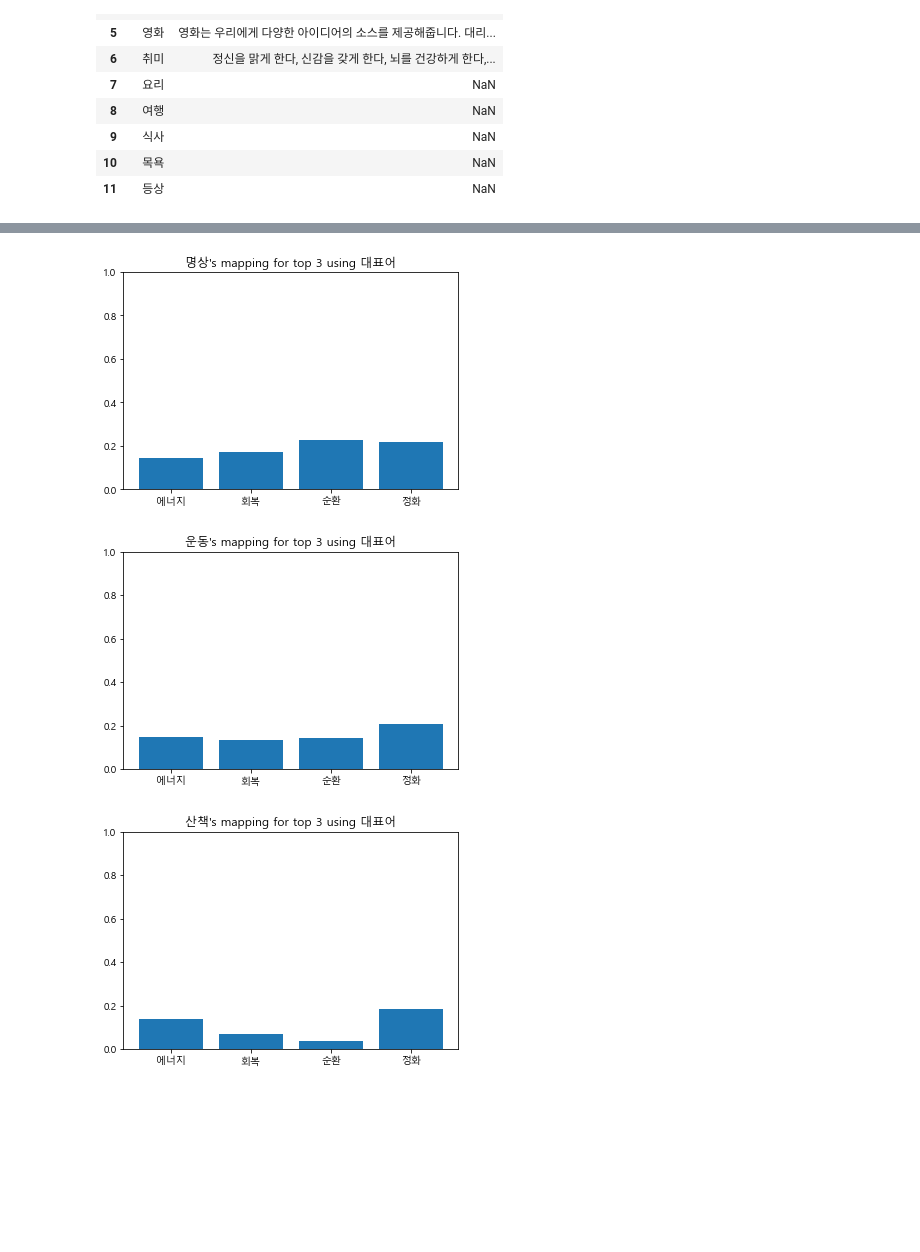
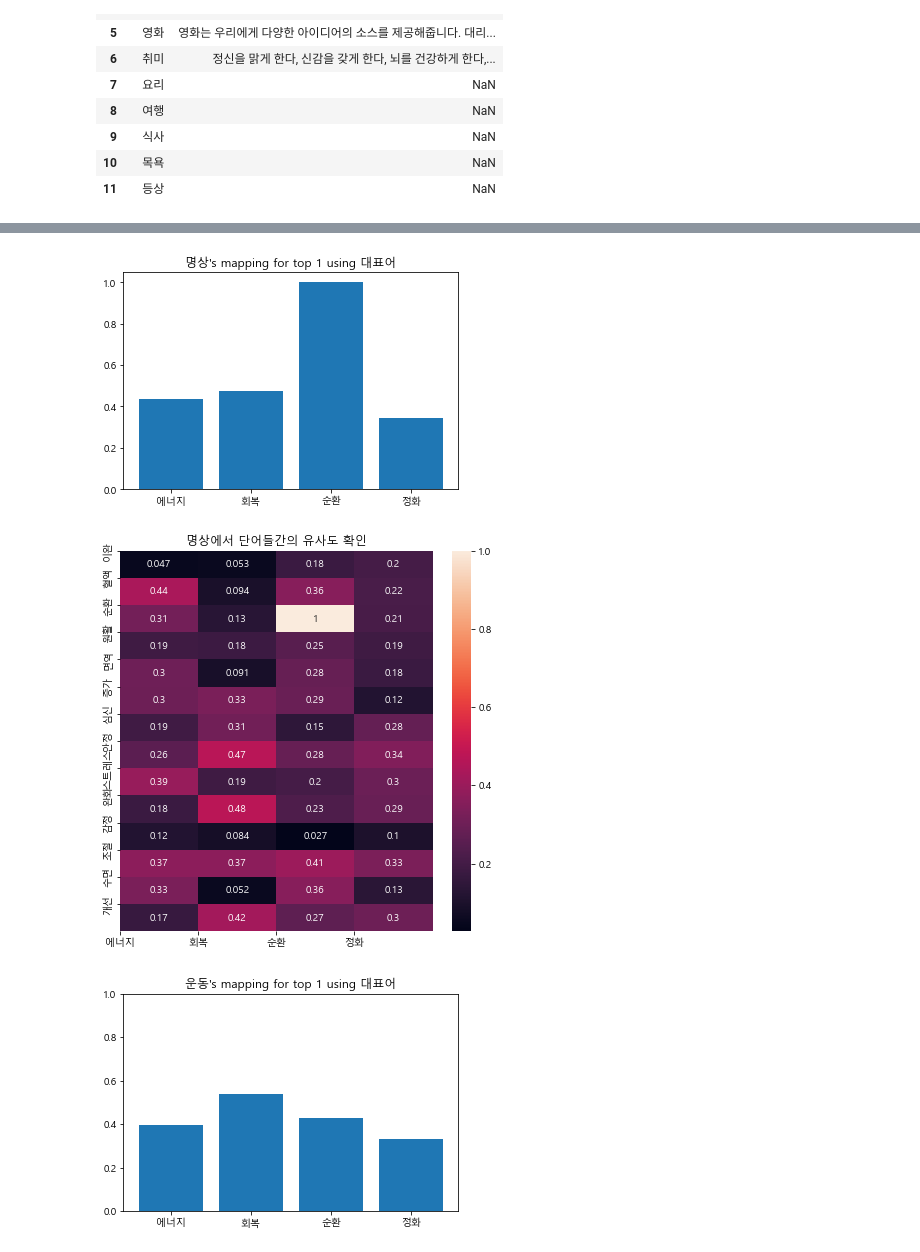
Before and after one commit to sigongjoa/emotion_thearpy, a Jupyter notebook: notebooks/check_action_data.ipynb, the cells around one changed output, grey strips where cells are left out. Saved outputs shown, nothing was run; the diff lists cells and outputs as text; code cells hidden in the pictures; blank space fills up the shorter version.

Commit message:
recommendation_MAE and action_data

```diff
--- a/notebooks/check_action_data.ipynb
+++ b/notebooks/check_action_data.ipynb
@@ -89,21 +89,24 @@ class check_data():
         plt.rc('font', family=self.font)
         result = []
         sents = self.df[f'{self.eff}_NV'][idx]
+        effs_dims = ['에너지', '회복', '순환', '정화']
 
-        for out_word in sents:
+
+        for in_word in sents:
             sub_result = []
-            for in_word in sents:
+            for out_word in effs_dims:
                 try:
                     sub_result.append(self.wiki_model.wv.similarity(out_word, in_word))
                 except:
                     sub_result.append(0)
             result.append(sub_result)
 
+        act_name = self.df['action'][idx]
         fig = plt.figure(figsize=figsize)
         fig.set_facecolor('white')
-        plt.title(f'{idx}에서 단어들간의 유사도 확인')
+        plt.title(f'{act_name}에서 단어들간의 유사도 확인')
         sns.heatmap(result,annot=True)
-        plt.xticks(np.arange(len(sents)),sents)
+        plt.xticks(np.arange(len(effs_dims)),effs_dims)
         plt.yticks(np.arange(len(sents)),sents)
         plt.show()
 
@@ -114,17 +117,18 @@ class check_data():
     def result(self,idx, top , dis):
         effs_dims = ['에너지', '회복', '순환', '정화']
         sNV = self.df[f'{self.eff}_NV'][idx]
+
         result = []
         for dim in effs_dims:
             sub = []
-            for sim_word in dim:
-                for word in sNV:
-                    try:
-                        sub.append(self.wiki_model.wv.similarity(sim_word , word))
-                    except:
-                        sub.append(0)
+            for word in sNV:
+                try:
+                    sub.append(self.wiki_model.wv.similarity(dim , word))
+                except:
+                    sub.append(0)
             tmp = np.sort(sub)[::-1][:top].mean()
             result.append(tmp)
+
 
         if dis == True:
             from matplotlib import rc
@@ -166,24 +170,25 @@ class check_data():
 # %%
 XYZ = check_data(data[0:5])
 #XYZ.get_heatmap(0,(10,10))
 for i in range(0,5):
-    XYZ.result(i,3,True)
+    XYZ.result(i,1,True)
+    XYZ.get_heatmap(i,(7,7))
 # %% [output]
 A value is trying to be set on a copy of a slice from a DataFrame.
 Try using .loc[row_indexer,col_indexer] = value instead
 
 See the caveats in the documentation: https://pandas.pydata.org/pandas-docs/stable/user_guide/indexing.html#returning-a-view-versus-a-copy
   self.df[f'{self.eff}_Morps'] = self.df[self.eff].map(lambda x: self.getMorps(x))
 A value is trying to be set on a copy of a slice from a DataFrame.
 Try using .loc[row_indexer,col_indexer] = value instead
 
 See the caveats in the documentation: https://pandas.pydata.org/pandas-docs/stable/user_guide/indexing.html#returning-a-view-versus-a-copy
   self.df[f'{self.eff}_NV'] = self.df[f'{self.eff}_Morps'].map(lambda x: self.getNV(x))
 A value is trying to be set on a copy of a slice from a DataFrame.
 Try using .loc[row_indexer,col_indexer] = value instead
 
 See the caveats in the documentation: https://pandas.pydata.org/pandas-docs/stable/user_guide/indexing.html#returning-a-view-versus-a-copy
   self.df[f'{self.eff}_N'] = self.df[f'{self.eff}_Morps'].map(lambda x: self.getN(x))
-[figure, old version]
+[figure, new version]
-[figure, old version]
+[figure, new version]
-[figure, old version]
+[figure, new version]
```
Also changed, not shown: parts of 2 cells of this notebook, 4 other files.
